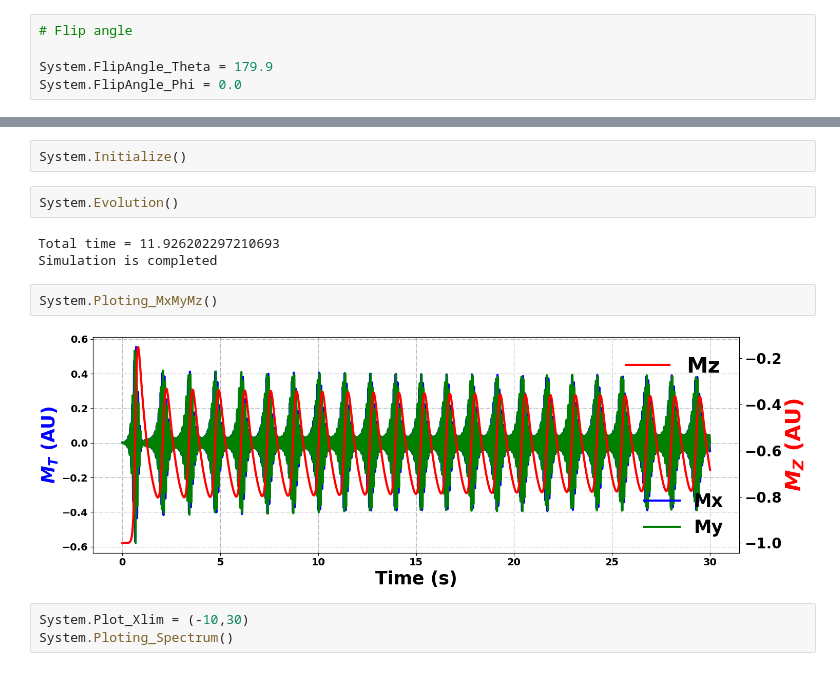
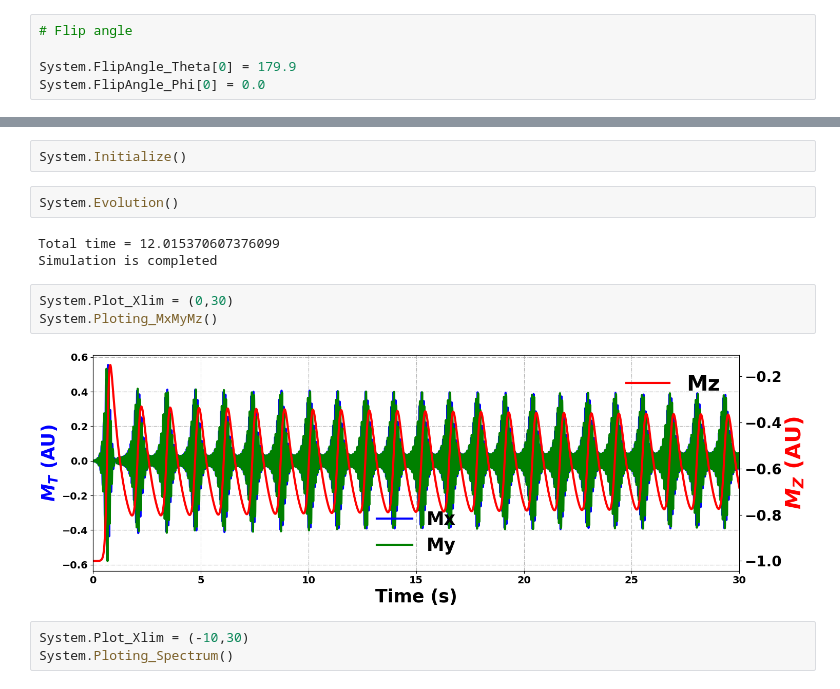
Before and after one commit to VThalakottoor/PyOR, a Jupyter notebook: Examples/Maxwell_Bloch_Simulations/Maser_Inhomogenety.ipynb, the cells around one changed output, grey strips where cells are left out. Cells and saved outputs as stored; diff of their text form.

```diff
--- a/Examples/Maxwell_Bloch_Simulations/Maser_Inhomogenety.ipynb
+++ b/Examples/Maxwell_Bloch_Simulations/Maser_Inhomogenety.ipynb
@@ -35,8 +35,8 @@ System.Magnetization[0]= -1.0
 # %%
 # Flip angle
 
-System.FlipAngle_Theta = 179.9
-System.FlipAngle_Phi = 0.0
+System.FlipAngle_Theta[0] = 179.9
+System.FlipAngle_Phi[0] = 0.0
 # %%
 # Relaxation values
 
@@ -57,12 +57,13 @@ System.Initialize()
 # %%
 System.Evolution()
 # %% [output]
-Total time = 11.926202297210693
+Total time = 12.015370607376099
 Simulation is completed
 # %%
+System.Plot_Xlim = (0,30)
 System.Ploting_MxMyMz()
 # %% [output]
-[figure, old version]
+[figure, new version]
 # %%
 System.Plot_Xlim = (-10,30)
 System.Ploting_Spectrum()
```
Also changed, not shown: 4 other files.
